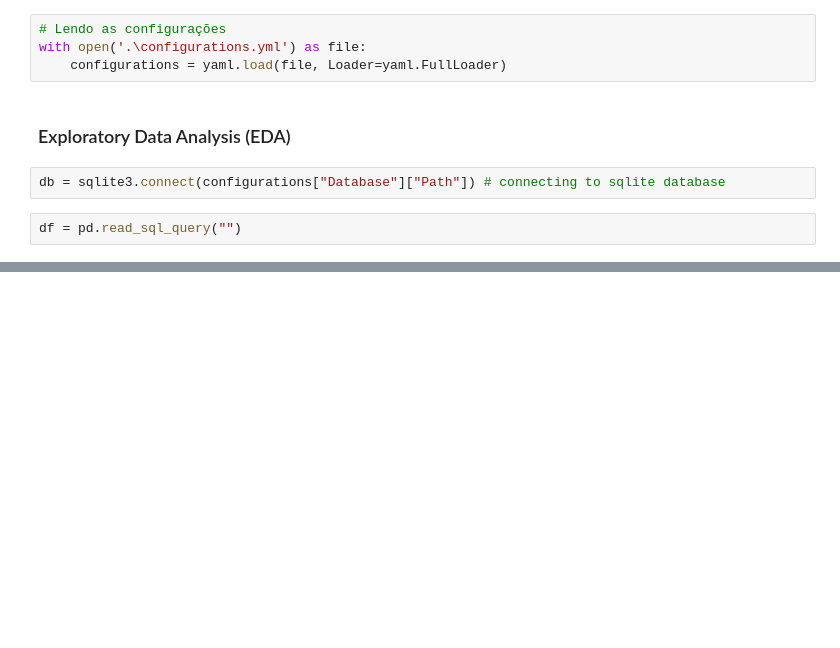
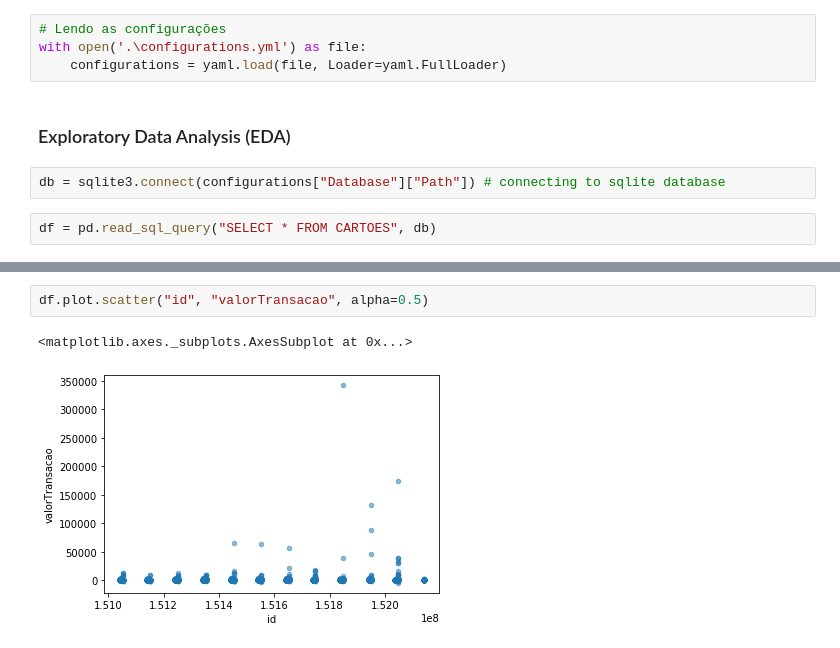
Before and after one commit to GuiCosti/Public-Spending-Analisys, a Jupyter notebook: src/anomaly_detection.ipynb, the cells around one changed output, grey strips where cells are left out. Drawn from its saved outputs; the diff is of its cells as text; blank space fills up the shorter version.

```diff
--- a/src/anomaly_detection.ipynb
+++ b/src/anomaly_detection.ipynb
@@ -27,4 +30,4 @@ with open('.\configurations.yml') as file:
 # %%
 db = sqlite3.connect(configurations["Database"]["Path"]) # connecting to sqlite database
 # %%
-df = pd.read_sql_query("")
+df = pd.read_sql_query("SELECT * FROM CARTOES", db)
@@ -30,0 +72,5 @@ df = pd.read_sql_query("")
+# %%
+df.plot.scatter("id", "valorTransacao", alpha=0.5)
+# %% [output]
+<matplotlib.axes._subplots.AxesSubplot at 0x...>
+[figure, added]
```
Also changed, not shown: parts of 16 cells of this notebook.
